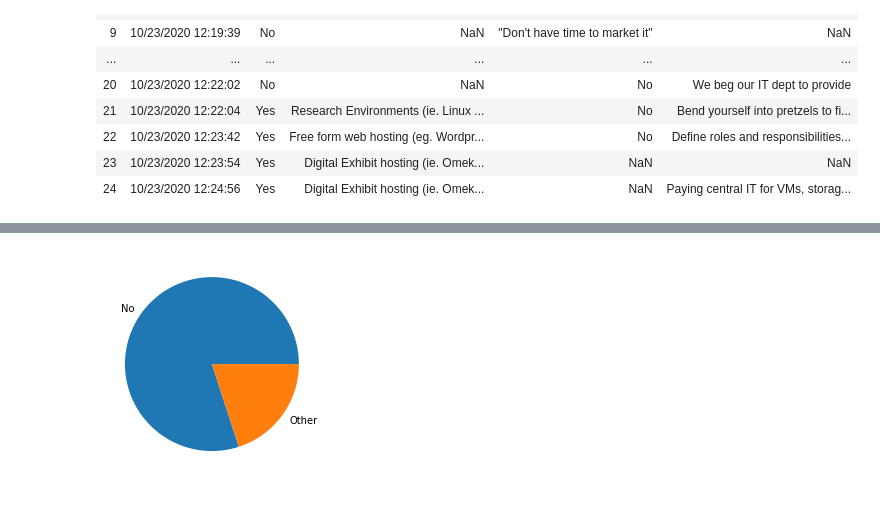
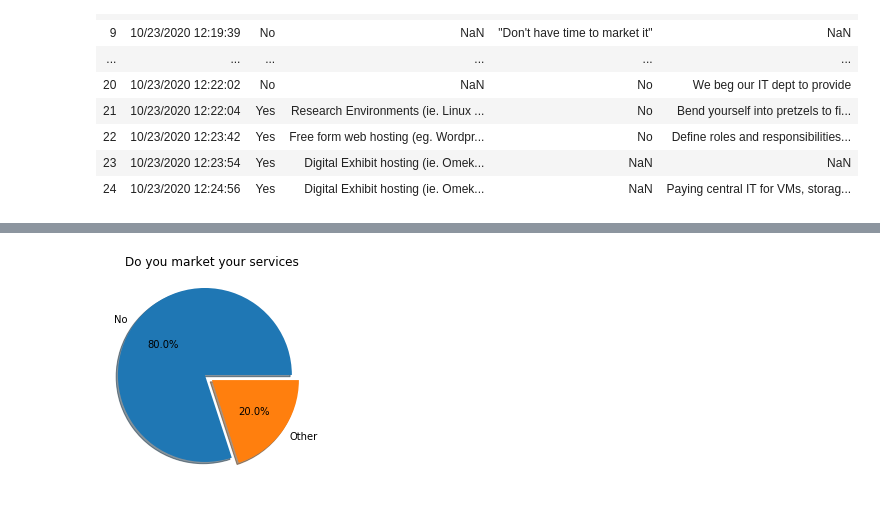
Before and after one commit to elibtronic/access_2020_presentation_survey, a Jupyter notebook: analysis.ipynb, the cells around one changed output, grey strips where cells are left out. Saved outputs shown, nothing was run; the diff lists cells and outputs as text; code cells hidden in the pictures.

```diff
--- a/analysis.ipynb
+++ b/analysis.ipynb
@@ -38,10 +51,10 @@ AttributeError: 'Series' object has no attribute 'show'
 # %%
-# Do you offer Raw Infrastructure
+# Do you Market your services
 
 pie_data = [data[data["market"] == "No"]["market"].count(),data[data["market"] != "No"]["market"].count()]
 pie_labels = ["No","Other"]
-plt.pie(pie_data,labels=pie_labels)
-
+plt.pie(pie_data,labels=pie_labels,autopct='%1.1f%%',shadow=True,explode = [0.1,0])
+plt.title("Do you market your services")
 plt.show()
 # %% [output]
-[figure, old version]
+[figure, new version]
```
Also changed, not shown: parts of 7 cells of this notebook, 1 other file.
